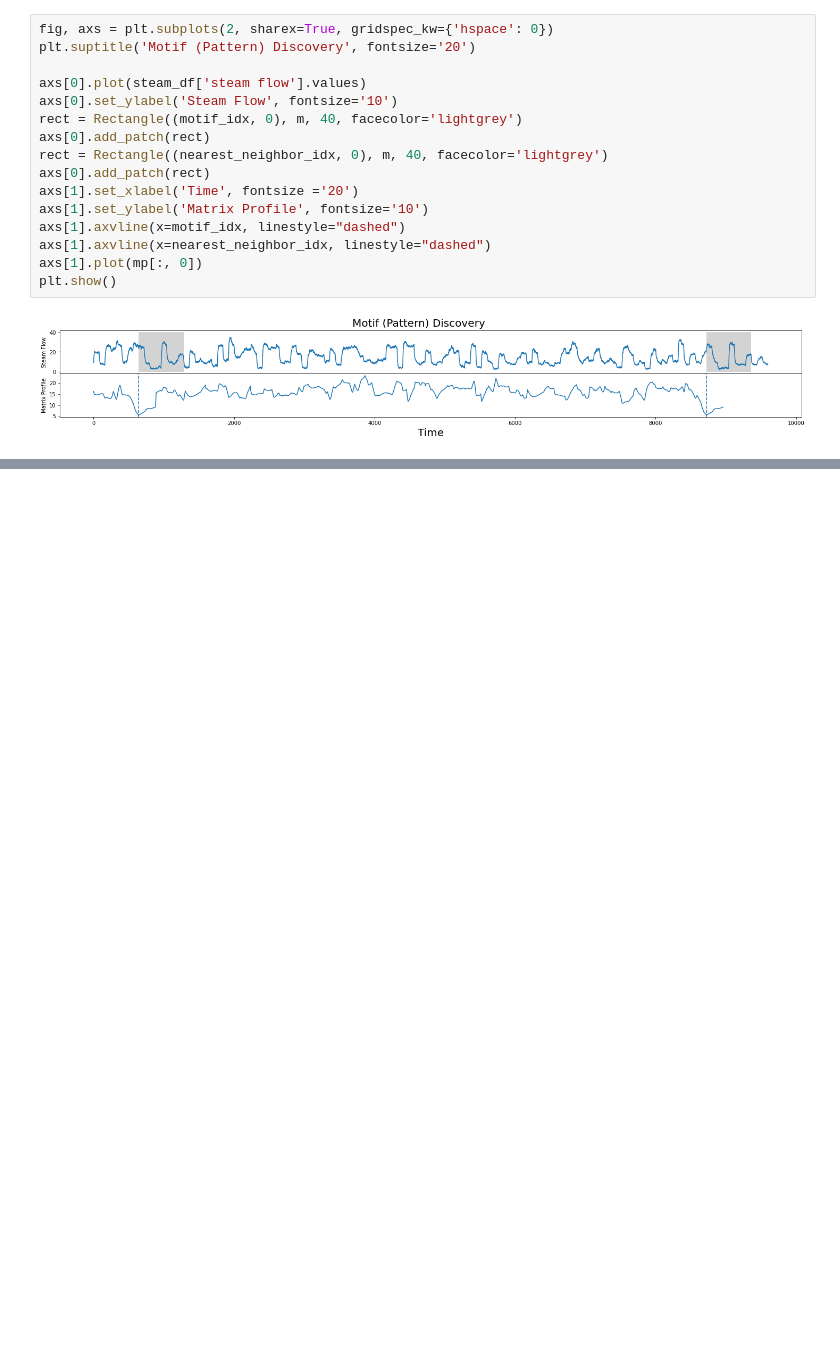
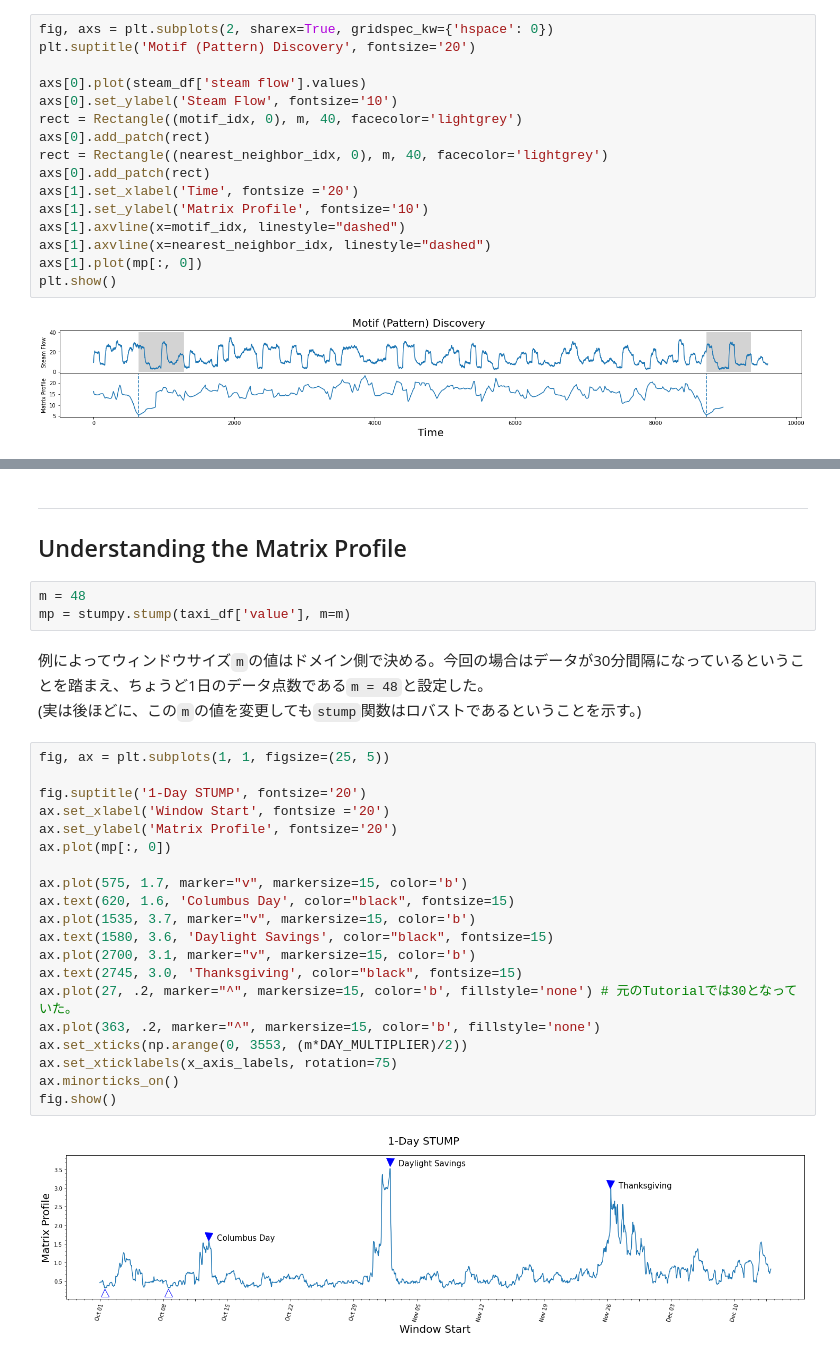
Before and after one commit to okataka123/MatrixProfile, a Jupyter notebook: Tutorials/Stumpy_tutorials_STUMPY_Basics.ipynb, the cells around one changed output, grey strips where cells are left out. Drawn from its saved outputs; the diff is of its cells as text; blank space fills up the shorter version.

```diff
--- a/Tutorials/Stumpy_tutorials_STUMPY_Basics.ipynb
+++ b/Tutorials/Stumpy_tutorials_STUMPY_Basics.ipynb
@@ -149,0 +238,31 @@ plt.show()
+# %% [markdown]
+---
+## Understanding the Matrix Profile
+# %%
+m = 48
+mp = stumpy.stump(taxi_df['value'], m=m)
+# %% [markdown]
+例によってウィンドウサイズ`m`の値はドメイン側で決める。今回の場合はデータが30分間隔になっているということを踏まえ、ちょうど1日のデータ点数である`m = 48`と設定した。
+(実は後ほどに、この`m`の値を変更しても`stump`関数はロバストであるということを示す。)
+# %%
+fig, ax = plt.subplots(1, 1, figsize=(25, 5))
+
+fig.suptitle('1-Day STUMP', fontsize='20')
+ax.set_xlabel('Window Start', fontsize ='20')
+ax.set_ylabel('Matrix Profile', fontsize='20')
+ax.plot(mp[:, 0])
+
+ax.plot(575, 1.7, marker="v", markersize=15, color='b')
+ax.text(620, 1.6, 'Columbus Day', color="black", fontsize=15)
+ax.plot(1535, 3.7, marker="v", markersize=15, color='b')
+ax.text(1580, 3.6, 'Daylight Savings', color="black", fontsize=15)
+ax.plot(2700, 3.1, marker="v", markersize=15, color='b')
+ax.text(2745, 3.0, 'Thanksgiving', color="black", fontsize=15)
+ax.plot(27, .2, marker="^", markersize=15, color='b', fillstyle='none') # 元のTutorialでは30となっていた。
+ax.plot(363, .2, marker="^", markersize=15, color='b', fillstyle='none')
+ax.set_xticks(np.arange(0, 3553, (m*DAY_MULTIPLIER)/2))
+ax.set_xticklabels(x_axis_labels, rotation=75)
+ax.minorticks_on()
+fig.show()
+# %% [output]
+[figure, added]
```
Also changed, not shown: parts of 26 cells of this notebook.
